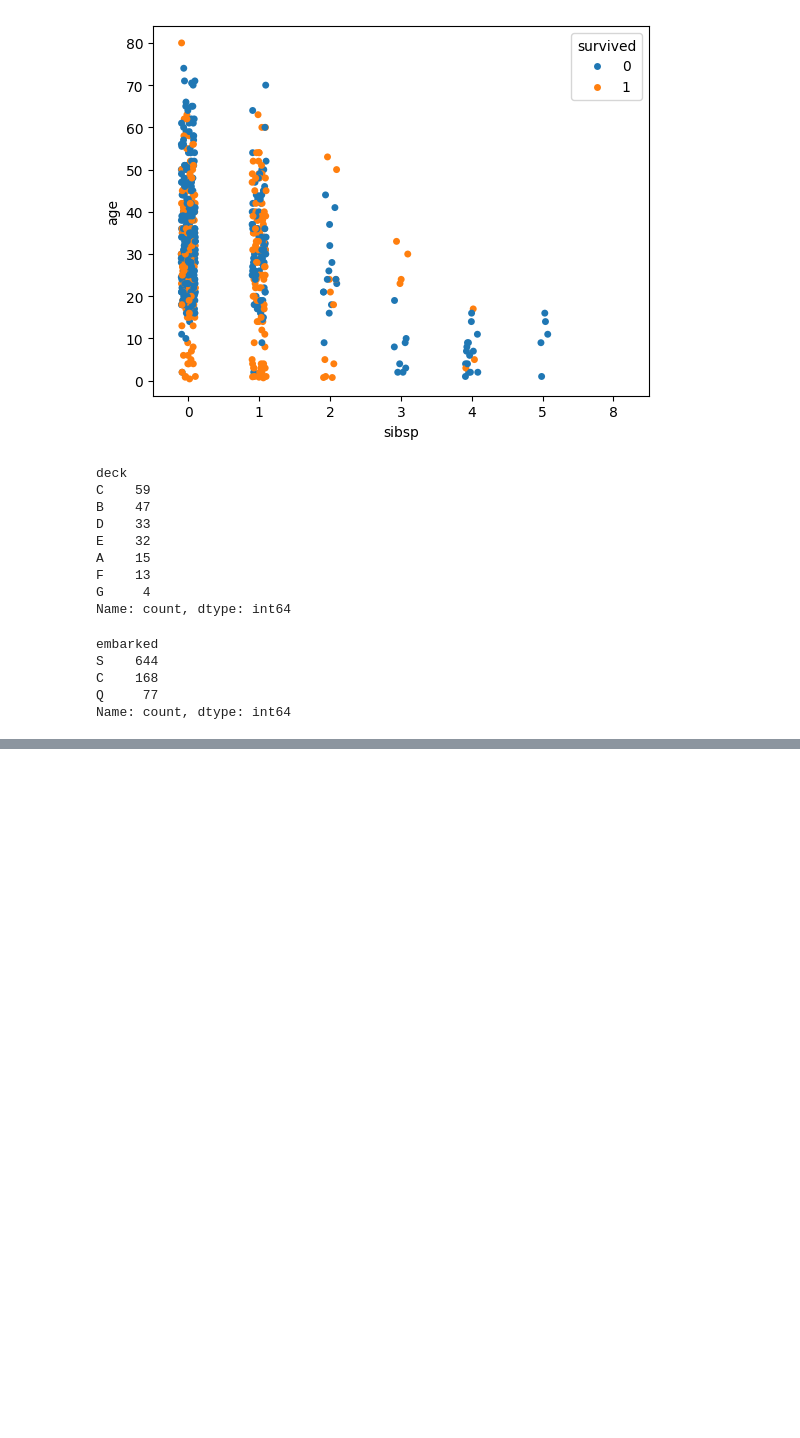
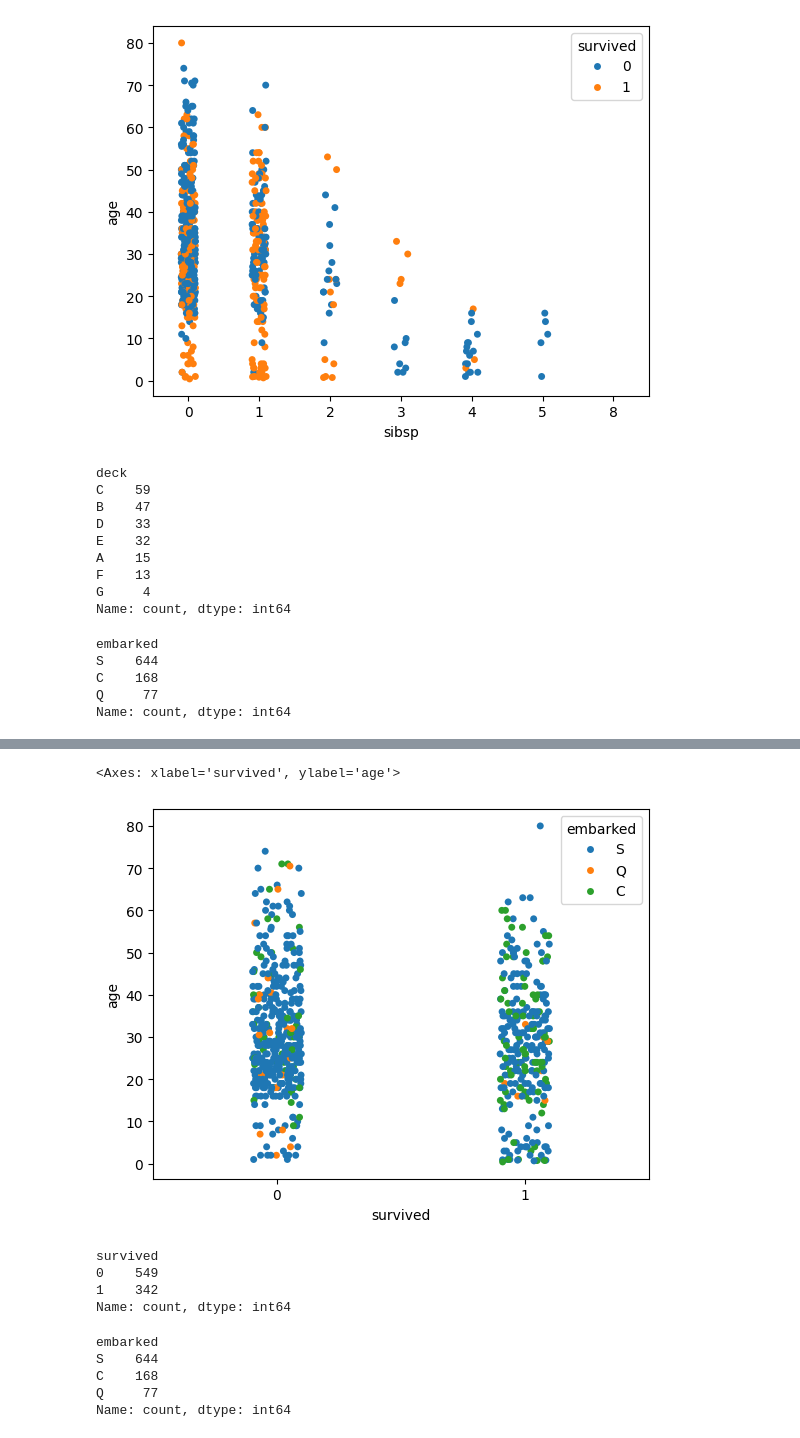
Before and after one commit to Murtiza007/DS10, a Jupyter notebook: seaborn.ipynb, the cells around one changed output, grey strips where cells are left out. Drawn from its saved outputs; the diff is of its cells as text; code cells hidden in the pictures; blank space fills up the shorter version.

```diff
--- a/seaborn.ipynb
+++ b/seaborn.ipynb
@@ -53,0 +59,3 @@ Name: count, dtype: int64
+# %%
+df=pd.read_csv('titanic.csv')
+df.head()
@@ -53,0 +69,20 @@ Name: count, dtype: int64
+# %%
+sns.stripplot(x='survived',y='age',data=df,hue='embarked',)
+# %% [output]
+<Axes: xlabel='survived', ylabel='age'>
+[figure, added]
+# %%
+df['survived'].value_counts()
+# %% [output]
+survived
+0    549
+1    342
+Name: count, dtype: int64
+# %%
+df['embarked'].value_counts()
+# %% [output]
+embarked
+S    644
+C    168
+Q     77
+Name: count, dtype: int64
```
Also changed, not shown: parts of 4 cells of this notebook.
